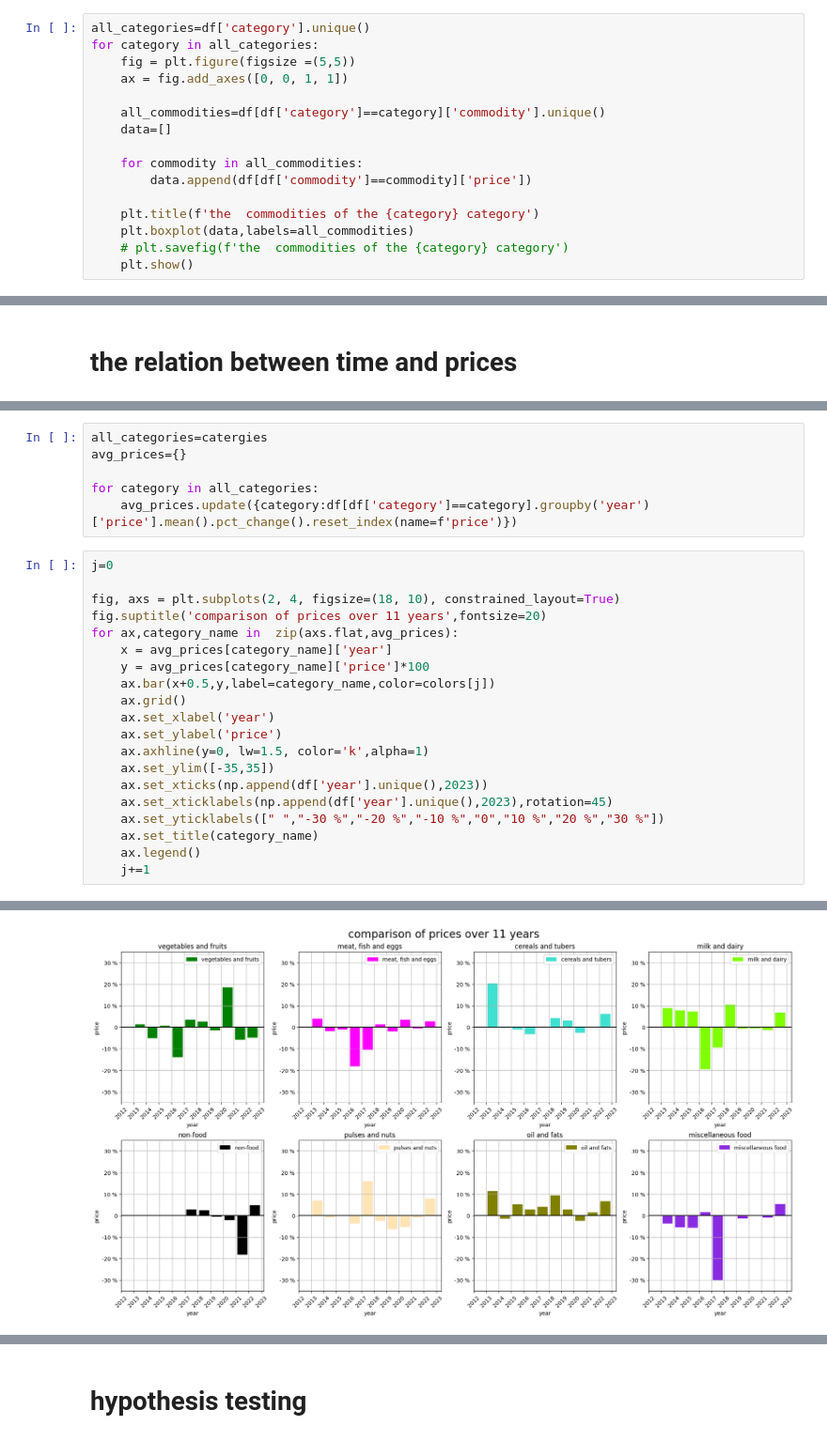
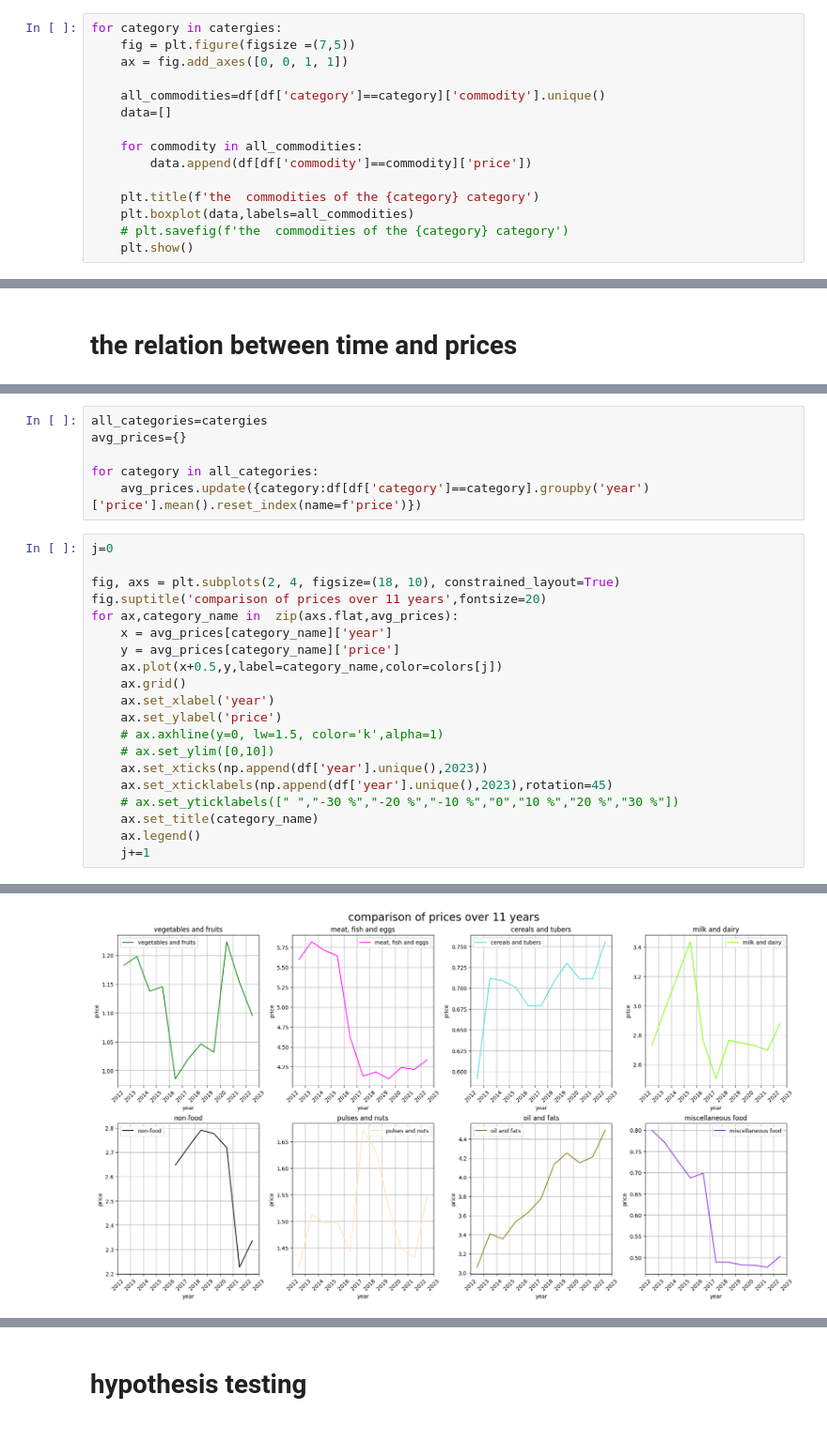
Before and after one commit to shaker113/group5_Price_Forecast, a Jupyter notebook: group_5_project.ipynb, the cells around one changed output, grey strips where cells are left out. Shown at 94% size. Cells and saved outputs as stored; diff of their text form.

```diff
--- a/group_5_project.ipynb
+++ b/group_5_project.ipynb
@@ -35,9 +39,8 @@ markets=['Al Karak','Amman','Irbid' ,'Al Aqaba','Maan']
 # %% [markdown]
 # box plot for all categories
 # %%
-all_categories=df['category'].unique()
-for category in all_categories:
-    fig = plt.figure(figsize =(5,5))
+for category in catergies:
+    fig = plt.figure(figsize =(7,5))
     ax = fig.add_axes([0, 0, 1, 1])
 
     all_commodities=df[df['category']==category]['commodity'].unique()
@@ -218,7 +220,7 @@ all_categories=catergies
 avg_prices={}
 
 for category in all_categories:
-    avg_prices.update({category:df[df['category']==category].groupby('year')['price'].mean().pct_change().reset_index(name=f'price')})
+    avg_prices.update({category:df[df['category']==category].groupby('year')['price'].mean().reset_index(name=f'price')})
 # %%
 j=0
 
@@ -226,16 +228,16 @@ fig, axs = plt.subplots(2, 4, figsize=(18, 10), constrained_layout=True)
 fig.suptitle('comparison of prices over 11 years',fontsize=20)
 for ax,category_name in  zip(axs.flat,avg_prices):
     x = avg_prices[category_name]['year']
-    y = avg_prices[category_name]['price']*100
-    ax.bar(x+0.5,y,label=category_name,color=colors[j])
+    y = avg_prices[category_name]['price']
+    ax.plot(x+0.5,y,label=category_name,color=colors[j])
     ax.grid()
     ax.set_xlabel('year')
     ax.set_ylabel('price')
-    ax.axhline(y=0, lw=1.5, color='k',alpha=1)
-    ax.set_ylim([-35,35])
+    # ax.axhline(y=0, lw=1.5, color='k',alpha=1)
+    # ax.set_ylim([0,10])
     ax.set_xticks(np.append(df['year'].unique(),2023))
     ax.set_xticklabels(np.append(df['year'].unique(),2023),rotation=45)
-    ax.set_yticklabels([" ","-30 %","-20 %","-10 %","0","10 %","20 %","30 %"])
+    # ax.set_yticklabels([" ","-30 %","-20 %","-10 %","0","10 %","20 %","30 %"])
     ax.set_title(category_name)
     ax.legend()
     j+=1
@@ -244,4 +245,4 @@ FixedFormatter should only be used together with FixedLocator
-[figure, old version]
+[figure, new version]
 # %%
 fig, ax = plt.subplots()
 fig.set_figwidth(18)
```
Also changed, not shown: parts of 28 cells of this notebook, 5 other files.
